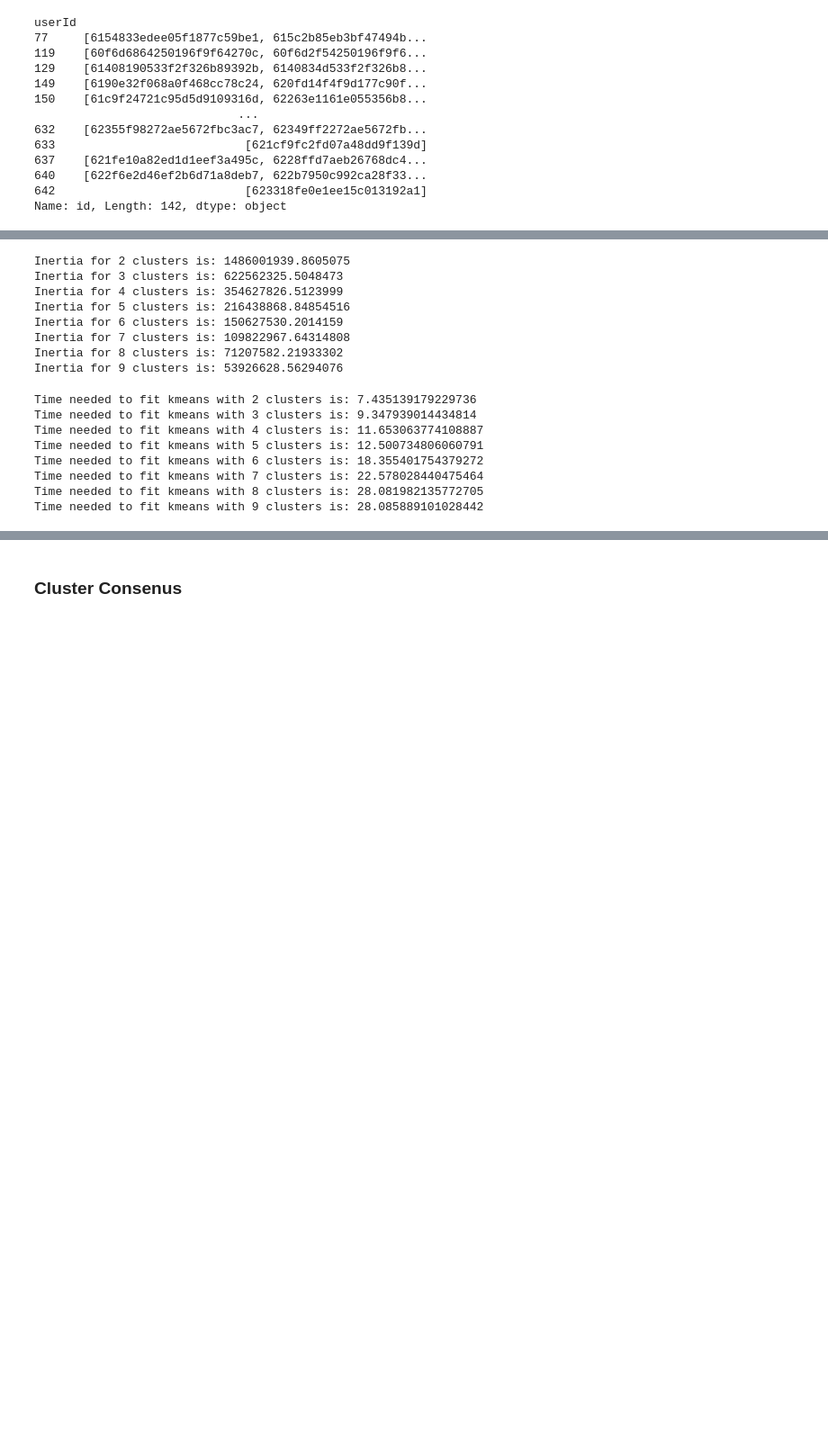
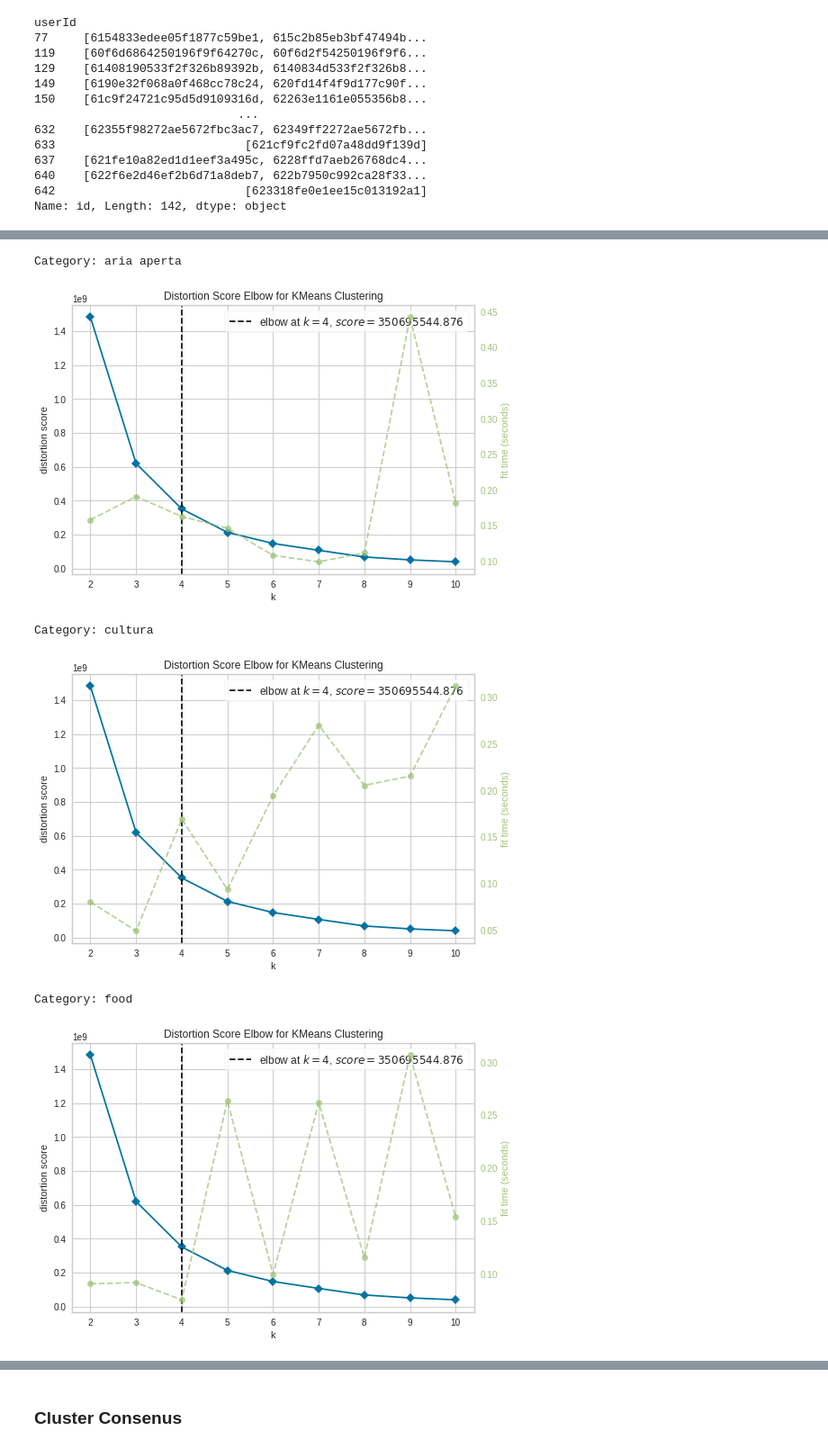
Before and after one commit to GianRomani/Notes, a Jupyter notebook: RecSys.ipynb, the cells around one changed output, grey strips where cells are left out. Shown: that part at 90% size. Drawn from its saved outputs; the diff is of its cells as text; code cells hidden in the pictures; blank space fills up the shorter version.

```diff
--- a/RecSys.ipynb
+++ b/RecSys.ipynb
@@ -213,10 +276,10 @@ plt.show()
 # %%
 #Plot results
-def plotKMeans(label, df):
+def plotKMeans(label, df, category):
   u_labels = np.unique(label)
   for i in u_labels:
       plt.scatter(df[label == i , 0] , df[label == i , 1] , label = i)
-  plt.title('K-means with {} clusters'.format(len(u_labels)))
+  plt.title('K-means with {} clusters for {}'.format(len(u_labels), category))
   plt.legend()
   plt.show()
 # %%
@@ -257,26 +320,31 @@ plt.show()
-# %%
-#print(inertia)
-for k,value in zip(K, inertia):
-  print("Inertia for {} clusters is: {}".format(k,value))
-# %% [output]
-Inertia for 2 clusters is: 1486001939.8605075
-Inertia for 3 clusters is: 622562325.5048473
-Inertia for 4 clusters is: 354627826.5123999
-Inertia for 5 clusters is: 216438868.84854516
-Inertia for 6 clusters is: 150627530.2014159
-Inertia for 7 clusters is: 109822967.64314808
-Inertia for 8 clusters is: 71207582.21933302
-Inertia for 9 clusters is: 53926628.56294076
-# %%
-#print(times)
-for k,v in times.items():
-  print("Time needed to fit kmeans with {} clusters is: {}".format(k,v))
-# %% [output]
-Time needed to fit kmeans with 2 clusters is: 7.435139179229736
-Time needed to fit kmeans with 3 clusters is: 9.347939014434814
-Time needed to fit kmeans with 4 clusters is: 11.653063774108887
-Time needed to fit kmeans with 5 clusters is: 12.500734806060791
-Time needed to fit kmeans with 6 clusters is: 18.355401754379272
-Time needed to fit kmeans with 7 clusters is: 22.578028440475464
-Time needed to fit kmeans with 8 clusters is: 28.081982135772705
-Time needed to fit kmeans with 9 clusters is: 28.085889101028442
+# %%
+from yellowbrick.cluster import KElbowVisualizer
+def elbow_visualizer(data, k):
+  model = KMeans()
+  visualizer = KElbowVisualizer(model, k=k)
+  visualizer.fit(X)
+  visualizer.show()
+# %%
+def kmeans_computation(data, categories:list, svd, k, visualizer=False):
+  assert type(categories)==list, "Expected list as input not {}".format(type(categories))
+  for c in categories:
+    print("Category: {}".format(c))
+    data_category = data[data[c] == 1]
+    X = data_category.drop(columns=categories)
+    if visualizer:
+      #kmeans
+      inertia, times, K = kmeans_tests(X, c, svd, k)
+      # Elbow and inertia
+      elbow_and_statistics(inertia, times, K)
+    else:
+      elbow_visualizer(X, k)
+# %%
+#kmeans_computation(["food"])
+kmeans_computation(X, categories, svd_dict, 10)
+# %% [output]
+Category: aria aperta
+[figure, added]
+Category: cultura
+[figure, added]
+Category: food
+[figure, added]
```
Also changed, not shown: parts of 46 cells of this notebook, 15 other files.
